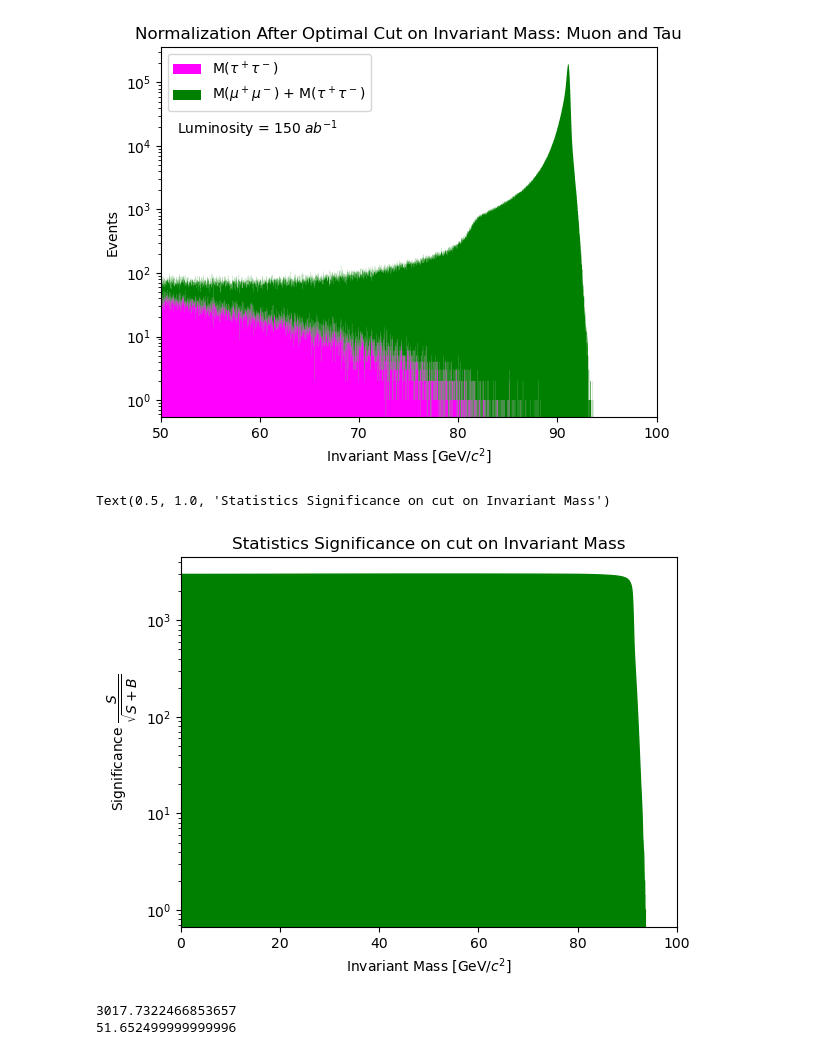
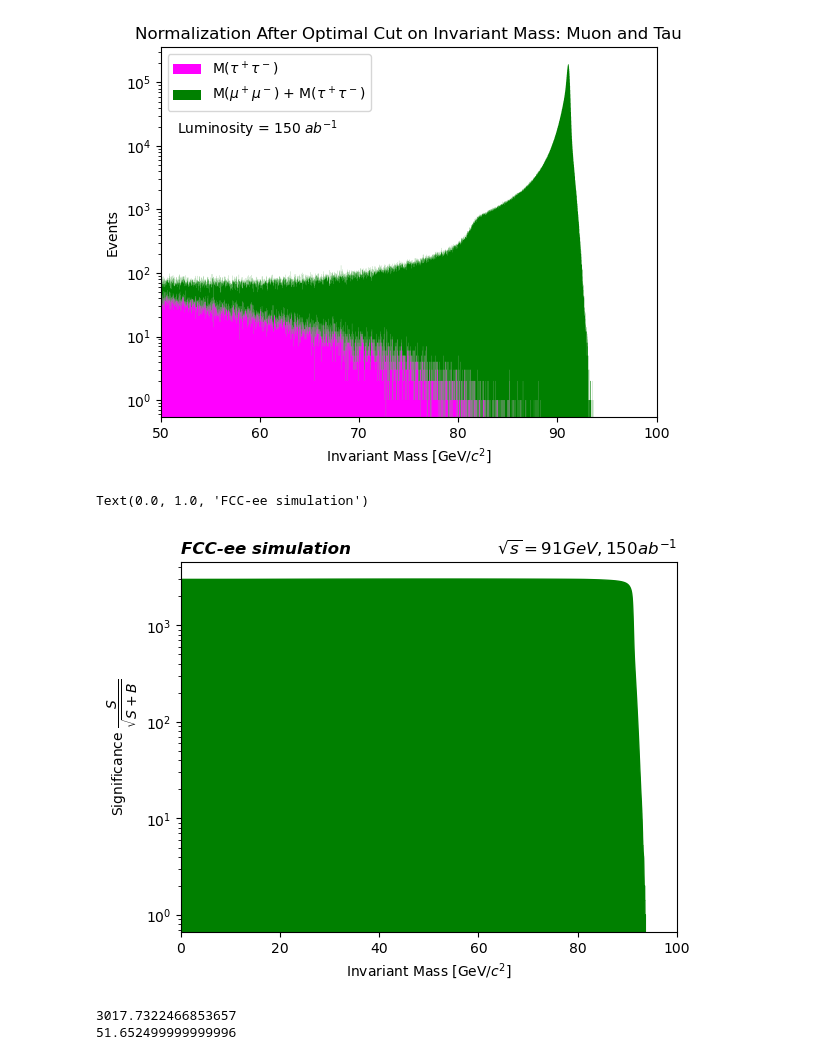
Before and after one commit to marinamn1/FCCAnalyzer, a Jupyter notebook: my_codes/Pt2_Task01_17.ipynb, the cells around one changed output. Saved outputs shown, nothing was run; the diff lists cells and outputs as text; code cells hidden in the pictures.

```diff
--- a/my_codes/Pt2_Task01_17.ipynb
+++ b/my_codes/Pt2_Task01_17.ipynb
@@ -36,35 +36,36 @@ Z->tautau Events =  247016.0
 # %%
 hist = h.to_hist()
 xhist = hist.axes[0].centers
 yhist = hist.values()
 
 histtau = htau.to_hist()
 
 xhisttau = histtau.axes[0].centers
 yhisttau = histtau.values()
 
 newx = []
 newy = []
 
 for i in xhist:
     s = hist[i*1.0j:].sum()
     b = histtau[i*1.0j:].sum()
     if s.value+b.value < 0.0000000001:
         newy.append(0)
     else:
         ratio = s.value/math.sqrt(s.value+b.value)
         newy.append(ratio)
 
 plt.stackplot(xhist,newy, color = "green")
 plt.yscale("log")
 plt.xlim(0,100)
 plt.xlabel(r"Invariant Mass [GeV/$c^2$]")
 plt.ylabel(r"Significance $\dfrac{S}{\sqrt{S+B}}$")
-plt.title("Statistics Significance on cut on Invariant Mass")
+plt.title(r"$\sqrt{s} = 91 GeV, 150 ab^{-1}$", loc = "right")
+plt.title("FCC-ee simulation", loc = "left", weight = "bold", style = "italic")
 #plt.savefig("images/significance_inv_mass_cut_filterno.png")
 # %% [output]
-Text(0.5, 1.0, 'Statistics Significance on cut on Invariant Mass')
+Text(0.0, 1.0, 'FCC-ee simulation')
-[figure, old version]
+[figure, new version]
 # %%
 optmize = max(newy)
 index = np.argmax(newy)
```
Also changed, not shown: parts of 1 cell of this notebook, 30 other files.
